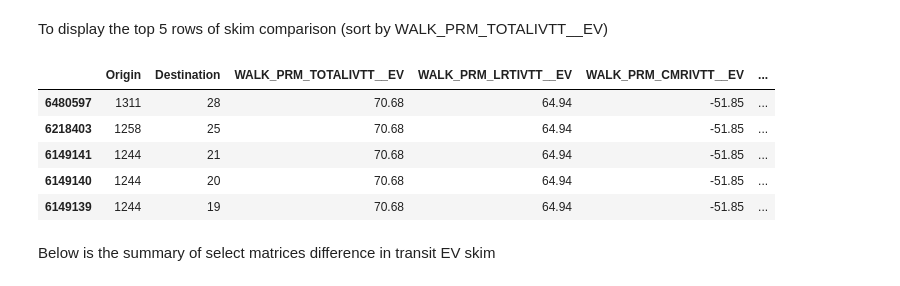
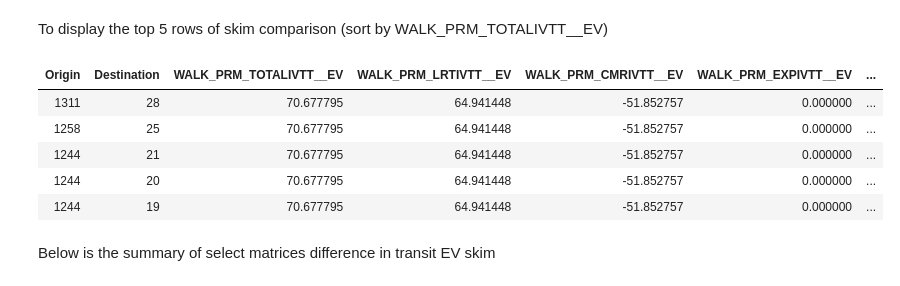
Before and after one commit to SANDAG/EMME-Version-Comparison, a Jupyter notebook: notebooks/TransitSkimEV_compare.ipynb, the cells around one changed output. Drawn from its saved outputs; the diff is of its cells as text; code cells hidden in the pictures.

```diff
--- a/notebooks/TransitSkimEV_compare.ipynb
+++ b/notebooks/TransitSkimEV_compare.ipynb
@@ -36,3 +23,6 @@ comparison.reset_index(inplace=True)
+# %%
+# generate comparison
+comparison = Skim.comparison(scenarioPath_OpenPath, scenarioPath_EMME437, 'EV', 'transit')
 # %% [markdown]
 # Scatterplot Comparison of EV Peak for WALK PRM modes assignment
 # %% [markdown]
@@ -255,14 +80,16 @@ RMSE: 0.4271
 # %% [markdown]
 To display the top 5 rows of skim comparison (sort by WALK_PRM_TOTALIVTT__EV)
 # %%
-comparison.sort_values(by='WALK_PRM_TOTALIVTT__EV', ascending=False).head()
+comparison.sort_values(by='WALK_PRM_TOTALIVTT__EV', ascending=False).head().style.set_table_styles(
+    [{'selector': 'thead th', 'props': [('background-color', 'blue')]}]  # Custom header style
+).hide(axis = "index")
 # %% [output]
-|  | Origin | Destination | WALK_PRM_TOTALIVTT__EV | WALK_PRM_LRTIVTT__EV | WALK_PRM_CMRIVTT__EV | ... |
-| 6480597 | 1311 | 28 | 70.68 | 64.94 | -51.85 | ... |
-| 6218403 | 1258 | 25 | 70.68 | 64.94 | -51.85 | ... |
-| 6149141 | 1244 | 21 | 70.68 | 64.94 | -51.85 | ... |
-| 6149140 | 1244 | 20 | 70.68 | 64.94 | -51.85 | ... |
-| 6149139 | 1244 | 19 | 70.68 | 64.94 | -51.85 | ... |
+| Origin | Destination | WALK_PRM_TOTALIVTT__EV | WALK_PRM_LRTIVTT__EV | WALK_PRM_CMRIVTT__EV | WALK_PRM_EXPIVTT__EV | ... |
+| 1311 | 28 | 70.677795 | 64.941448 | -51.852757 | 0.000000 | ... |
+| 1258 | 25 | 70.677795 | 64.941448 | -51.852757 | 0.000000 | ... |
+| 1244 | 21 | 70.677795 | 64.941448 | -51.852757 | 0.000000 | ... |
+| 1244 | 20 | 70.677795 | 64.941448 | -51.852757 | 0.000000 | ... |
+| 1244 | 19 | 70.677795 | 64.941448 | -51.852757 | 0.000000 | ... |
 # %% [markdown]
 Below is the summary of select matrices difference in transit EV skim
 # %%
```
Also changed, not shown: parts of 16 cells of this notebook, 49 other files.
